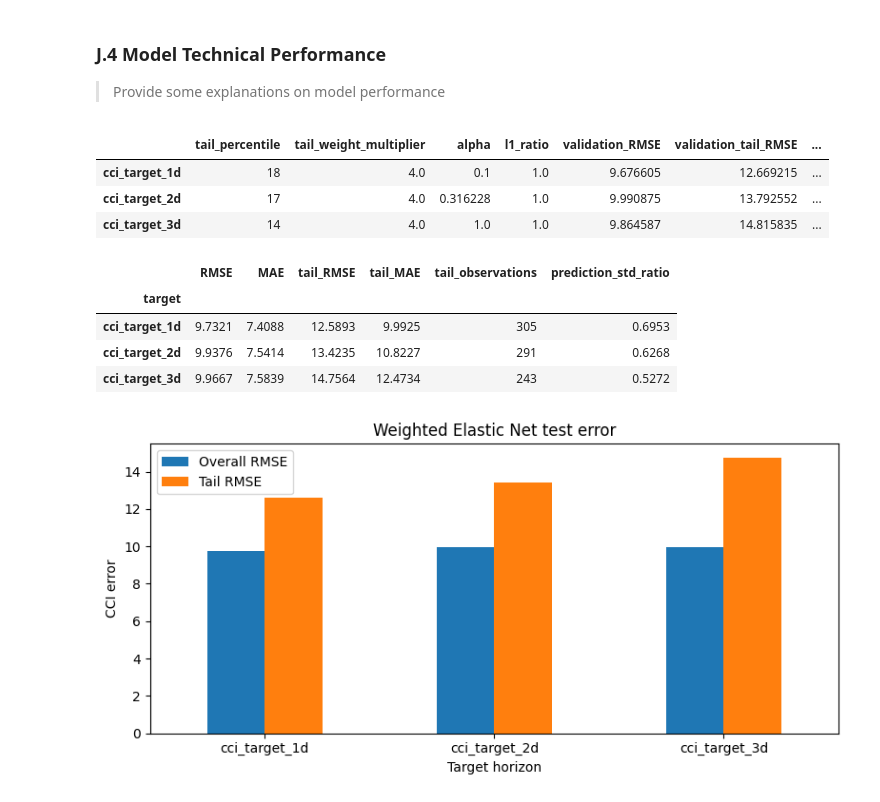
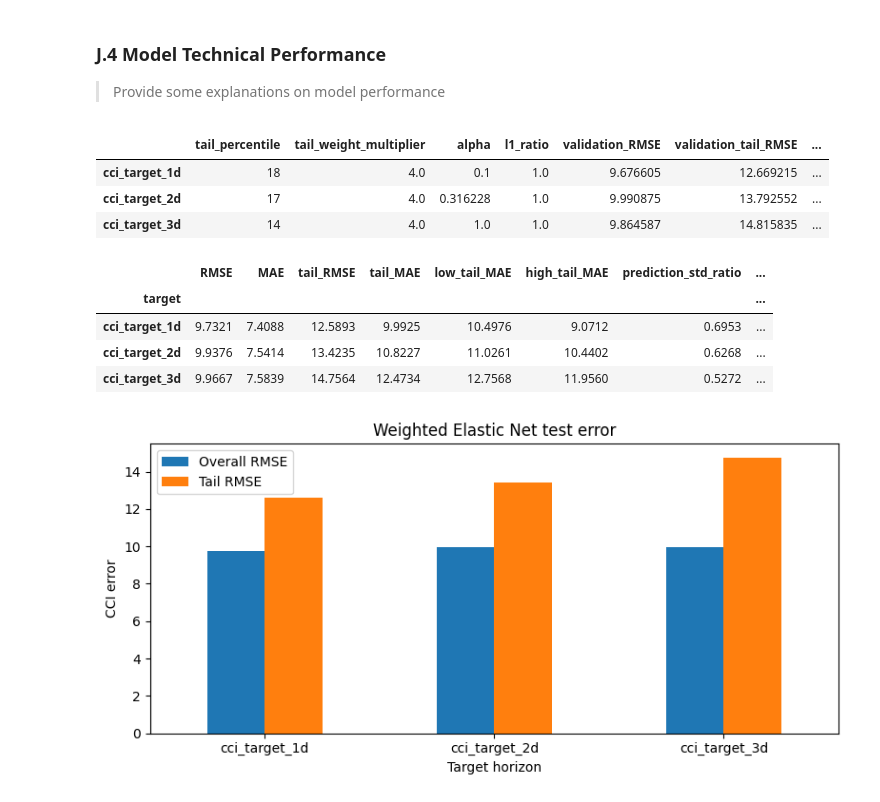
Before and after one commit to RP28/36120-26SP-AT2-26294153-experiments, a Jupyter notebook: notebooks/comfort_climate/36120_26SP_AT2_26294153_experiment_2.ipynb, the cells around one changed output. Saved outputs shown, nothing was run; the diff lists cells and outputs as text; code cells hidden in the pictures.

```diff
--- a/notebooks/comfort_climate/36120_26SP_AT2_26294153_experiment_2.ipynb
+++ b/notebooks/comfort_climate/36120_26SP_AT2_26294153_experiment_2.ipynb
@@ -760,5 +768,5 @@ for target in target_names:
     )
 
     weighted_workflows[target] = workflow
-    weighted_outputs[target] = workflow.run(weather_df)
+    weighted_outputs[target] = workflow.run(weather_df, track=False)
 # %% [output]
@@ -814,39 +809,42 @@ selected_candidate_summary = pd.DataFrame({
 
 technical_performance = pd.concat(
     {target: weighted_outputs[target]["performance"] for target in target_names},
     names=["target", "partition"],
 )
 
 test_summary = technical_performance.xs("Test", level="partition").loc[target_names]
 
 display(selected_candidate_summary[[
     "tail_percentile",
     "tail_weight_multiplier",
     "alpha",
     "l1_ratio",
     "validation_RMSE",
     "validation_tail_RMSE",
     "nonzero_coefficients",
 ]].round(4))
 
 display(test_summary[[
     "RMSE",
     "MAE",
     "tail_RMSE",
     "tail_MAE",
-    "tail_observations",
+    "low_tail_MAE",
+    "high_tail_MAE",
     "prediction_std_ratio",
+    "prediction_min",
+    "prediction_max",
 ]].round(4))
 # %% [output]
 |  | tail_percentile | tail_weight_multiplier | alpha | l1_ratio | validation_RMSE | validation_tail_RMSE | ... |
 | cci_target_1d | 18 | 4.0 | 0.1 | 1.0 | 9.676605 | 12.669215 | ... |
 | cci_target_2d | 17 | 4.0 | 0.316228 | 1.0 | 9.990875 | 13.792552 | ... |
 | cci_target_3d | 14 | 4.0 | 1.0 | 1.0 | 9.864587 | 14.815835 | ... |
-|  | RMSE | MAE | tail_RMSE | tail_MAE | tail_observations | prediction_std_ratio |
-| target |  |  |  |  |  |  |
-| cci_target_1d | 9.7321 | 7.4088 | 12.5893 | 9.9925 | 305 | 0.6953 |
-| cci_target_2d | 9.9376 | 7.5414 | 13.4235 | 10.8227 | 291 | 0.6268 |
-| cci_target_3d | 9.9667 | 7.5839 | 14.7564 | 12.4734 | 243 | 0.5272 |
+|  | RMSE | MAE | tail_RMSE | tail_MAE | low_tail_MAE | high_tail_MAE | prediction_std_ratio | ... |
+| target |  |  |  |  |  |  |  | ... |
+| cci_target_1d | 9.7321 | 7.4088 | 12.5893 | 9.9925 | 10.4976 | 9.0712 | 0.6953 | ... |
+| cci_target_2d | 9.9376 | 7.5414 | 13.4235 | 10.8227 | 11.0261 | 10.4402 | 0.6268 | ... |
+| cci_target_3d | 9.9667 | 7.5839 | 14.7564 | 12.4734 | 12.7568 | 11.9560 | 0.5272 | ... |
 # %%
 ax = test_summary[["RMSE", "tail_RMSE"]].plot.bar(figsize=(8, 4))
 ax.set_title("Weighted Elastic Net test error")
```
Also changed, not shown: parts of 52 cells of this notebook, 5 other files.
